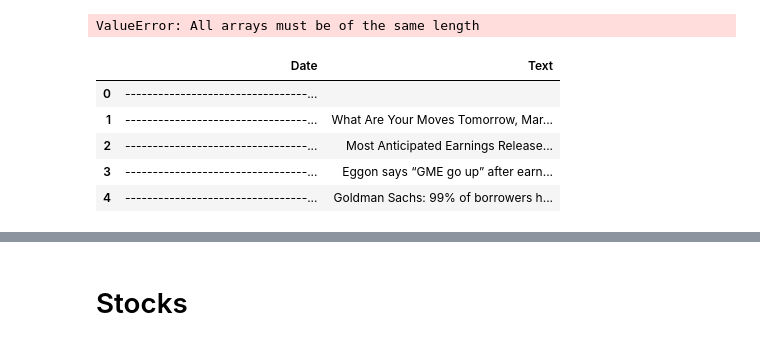
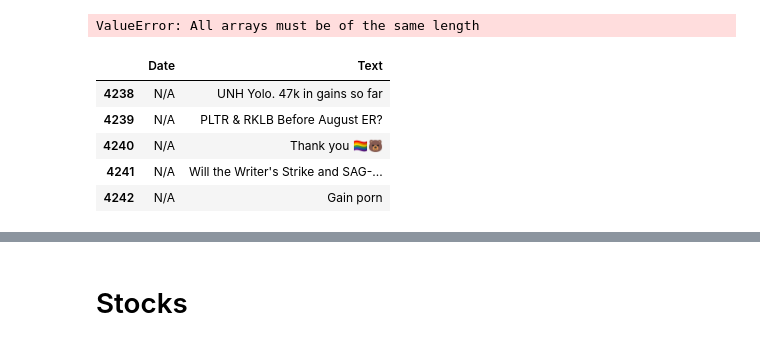
Before and after one commit to Christopher-jason/cjs-dissertation, a Jupyter notebook: Stocks/stocks_screener.ipynb, the cells around one changed output, grey strips where cells are left out. Saved outputs shown, nothing was run; the diff lists cells and outputs as text; code cells hidden in the pictures.

```diff
--- a/Stocks/stocks_screener.ipynb
+++ b/Stocks/stocks_screener.ipynb
@@ -238,37 +238,37 @@ with open('hot.txt', 'r') as file:
 # Create empty lists to store dates and corresponding text
 dates = []
 text_data = []
 
 # Define the regex pattern to match the date and time format in the first line
 date_pattern = r'[-]+(\d{4}-\d{2}-\d{2} \d{2}:\d{2}:\d{2})'
 
 # Loop through the lines and extract dates and text
 for line in lines:
     # Check if the line contains a date and time using regex
     if re.match(date_pattern, line.strip()):
         # If the line contains a date, store it in the dates list
         dates.append(line.strip())
     else:
         # If the line does not contain a date, store it in the text_data list
         text_data.append(line.strip())
 
 # Determine the maximum length of text data
 max_length = max(len(dates), len(text_data))
 
 # Pad the shorter lists with a placeholder value (e.g., 'N/A')
 dates += ['N/A'] * (max_length - len(dates))
 text_data += ['N/A'] * (max_length - len(text_data))
 
 # Create a pandas dataframe from the extracted data
 data = {'Date': dates, 'Text': text_data}
 df = pd.DataFrame(data)
 
-# Display the dataframe
-df.head()
+#print the first 10 items of the dataframe
+df.tail()
 # %% [output]
 |  | Date | Text |
-| 0 | ---------------------------------... |  |
-| 1 | ---------------------------------... | What Are Your Moves Tomorrow, Mar... |
-| 2 | ---------------------------------... | Most Anticipated Earnings Release... |
-| 3 | ---------------------------------... | Eggon says “GME go up” after earn... |
-| 4 | ---------------------------------... | Goldman Sachs: 99% of borrowers h... |
+| 4238 | N/A | UNH Yolo. 47k in gains so far |
+| 4239 | N/A | PLTR & RKLB Before August ER? |
+| 4240 | N/A | Thank you 🏳️‍🌈🐻 |
+| 4241 | N/A | Will the Writer's Strike and SAG-... |
+| 4242 | N/A | Gain porn |
```
Also changed, not shown: parts of 4 cells of this notebook, 3 other files.
